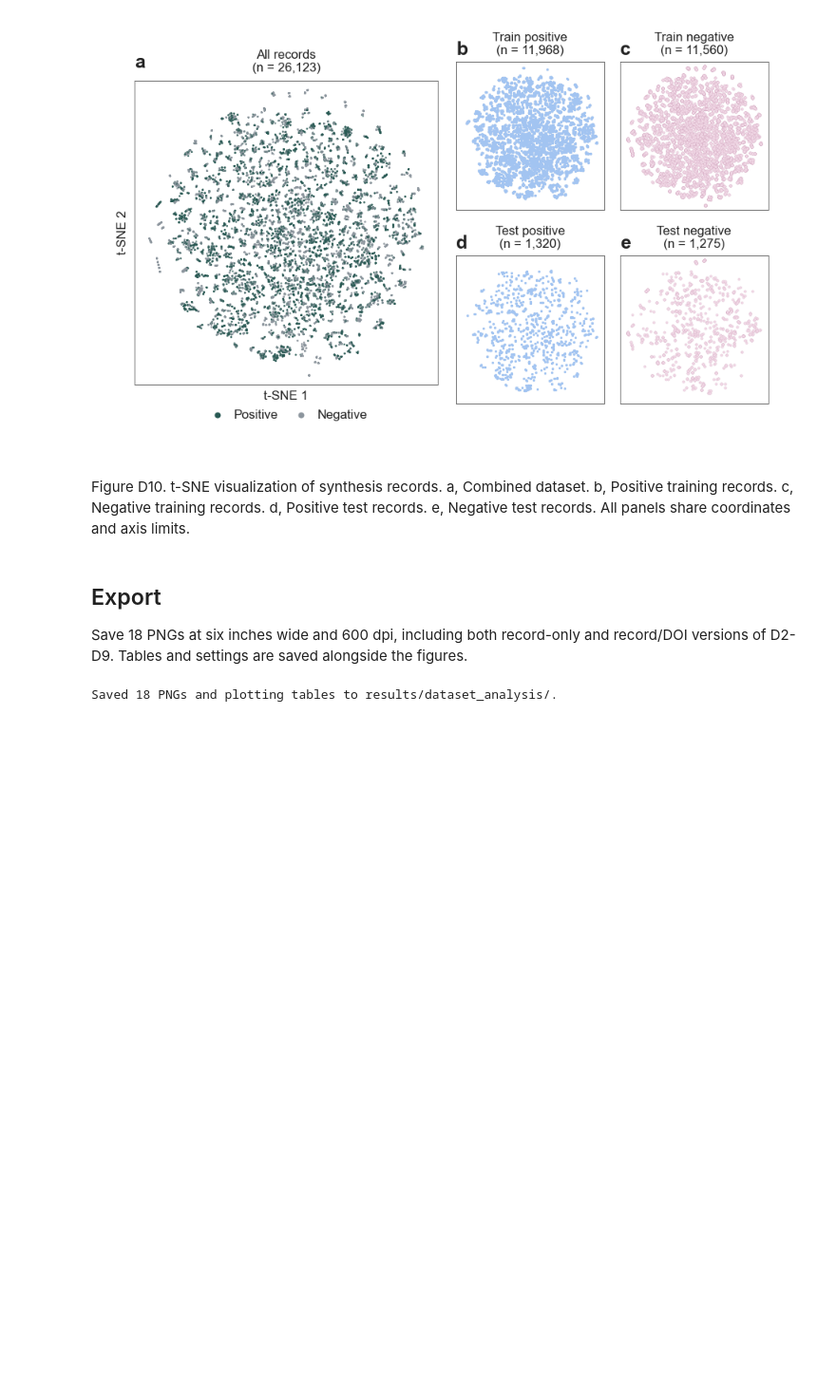
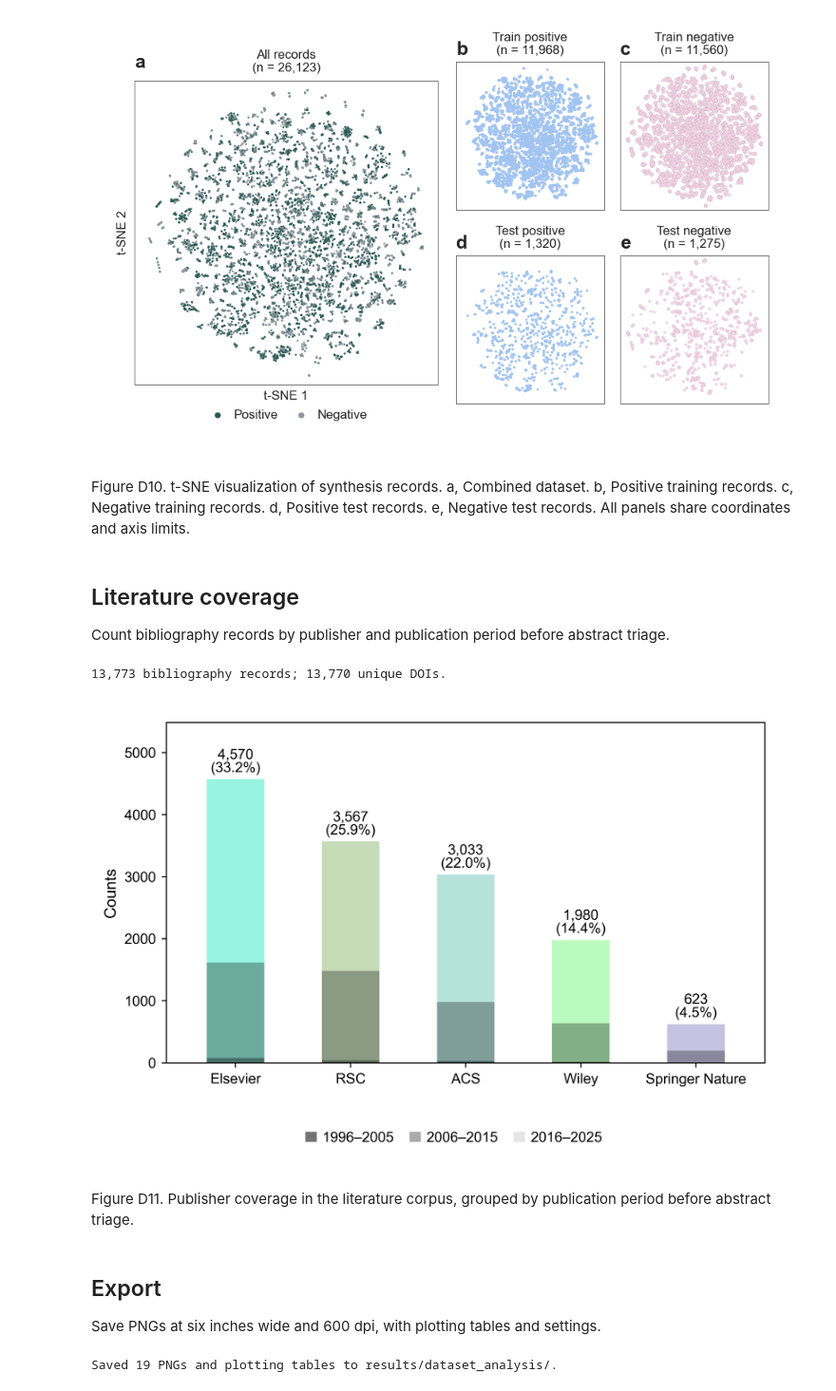
Before and after one commit to zzhenglab/MOFinder, a Jupyter notebook: Demo/04_dataset_analysis/dataset_analysis.ipynb, the cells around one changed output. Shown at 95% size. Cells and saved outputs as stored; diff of their text form; code cells hidden in the pictures; blank space fills up the shorter version.

Commit message:
Simplify figure documentation and merge literature plots into analysis demo

```diff
--- a/Demo/04_dataset_analysis/dataset_analysis.ipynb
+++ b/Demo/04_dataset_analysis/dataset_analysis.ipynb
@@ -98,15 +105,51 @@ show_plot(plot_embedding(embedding))
 [figure]
 # %% [markdown]
 Figure D10. t-SNE visualization of synthesis records. a, Combined dataset. b, Positive training records. c, Negative training records. d, Positive test records. e, Negative test records. All panels share coordinates and axis limits.
+# %% [markdown]
+## Literature coverage
+
+Count bibliography records by publisher and publication period before abstract triage.
+# %%
+PUBLISHER_DATA = ROOT / "docs/triage_figures"
+publisher_manifest = json.loads((PUBLISHER_DATA / "provenance.json").read_text(encoding="utf-8"))
+for name, expected_hash in publisher_manifest["files"].items():
+    assert hashlib.sha256((PUBLISHER_DATA / name).read_bytes()).hexdigest() == expected_hash, name
+
+publisher_summary = summarize_publishers(
+    PUBLISHER_DATA / "publisher_source_records.csv", PUBLISHER_DATA / "publisher_name_mapping.csv"
+)
+actual = {row["Publisher"]: row["Total"] for row in publisher_summary}
+assert actual == publisher_manifest["expected_publisher_totals"]
+assert sum(actual.values()) == publisher_manifest["record_count"]
+with (PUBLISHER_DATA / "publisher_source_records.csv").open(encoding="utf-8", newline="") as handle:
+    rows = list(csv.DictReader(handle))
+unique_dois = {row["DOI"].strip().lower() for row in rows if row["DOI"].strip()}
+assert len(unique_dois) == publisher_manifest["unique_nonempty_doi_count"]
+with (ROOT / "data/processed_data/literature_metadata.csv").open(encoding="utf-8-sig", newline="") as handle:
+    metadata = list(csv.DictReader(handle))
+assert [row["DOI"].strip().lower() for row in rows] == [row["DOI"].strip().lower() for row in metadata]
+print(f"{len(rows):,} bibliography records; {len(unique_dois):,} unique DOIs.")
+# %% [output]
+13,773 bibliography records; 13,770 unique DOIs.
+# %%
+with plt.rc_context(plt.rcParamsDefault):
+    publisher_outputs = draw_publisher_coverage(
+        publisher_summary, ROOT / "results/dataset_analysis/literature"
+    )
+display(Image(filename=str(publisher_outputs["png"]), width=720))
+# %% [output]
+[figure, added]
+# %% [markdown]
+Figure D11. Publisher coverage in the literature corpus, grouped by publication period before abstract triage.
 # %% [markdown]
 ## Export
 
-Save 18 PNGs at six inches wide and 600 dpi, including both record-only and record/DOI versions of D2-D9. Tables and settings are saved alongside the figures.
+Save PNGs at six inches wide and 600 dpi, with plotting tables and settings.
 # %%
 OUTPUT = ROOT / "results/dataset_analysis"
 _, manifest = generate_outputs(records, OUTPUT, dpi=600)
 generate_coverage_outputs(conditions, ROOT, OUTPUT, dpi=600)
 generate_embedding_outputs(embedding, ROOT, OUTPUT, dpi=600)
-print(f"Saved {len(manifest['figures']) + 2} PNGs and plotting tables to results/dataset_analysis/.")
+print(f"Saved {len(manifest['figures']) + 3} PNGs and plotting tables to results/dataset_analysis/.")
 # %% [output]
-Saved 18 PNGs and plotting tables to results/dataset_analysis/.
+Saved 19 PNGs and plotting tables to results/dataset_analysis/.
```
Also changed, not shown: parts of 2 cells of this notebook, 15 other files.
